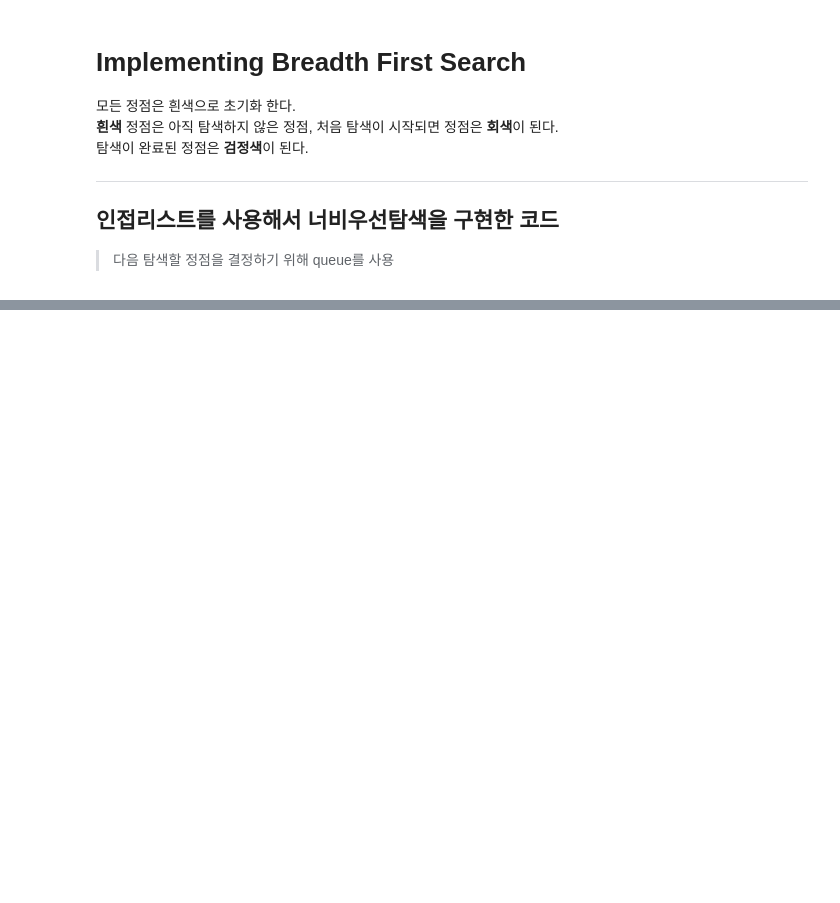
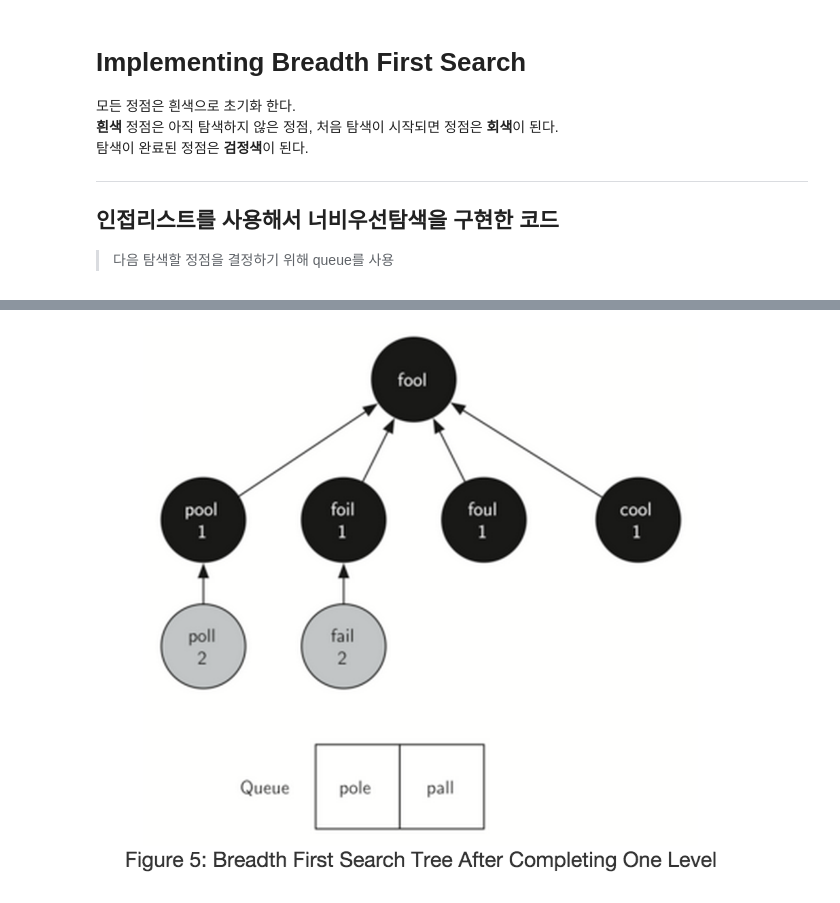
Before and after one commit to jonnung/son-gorithms, a Jupyter notebook: Lecture/6.Graph Algorithm/Implementing-Breadth-First-Search.ipynb, the cells around one changed output, grey strips where cells are left out. Saved outputs shown, nothing was run; the diff lists cells and outputs as text; code cells hidden in the pictures; blank space fills up the shorter version.

```diff
--- a/Lecture/6.Graph Algorithm/Implementing-Breadth-First-Search.ipynb
+++ b/Lecture/6.Graph Algorithm/Implementing-Breadth-First-Search.ipynb
@@ -31,0 +41,4 @@ def bfs(g, start):
+# %%
+Image(filename='images/BFS_Figure5.png', retina=True)
+# %% [output]
+[figure, added]
```
Also changed, not shown: parts of 3 cells of this notebook, 8 other files.
